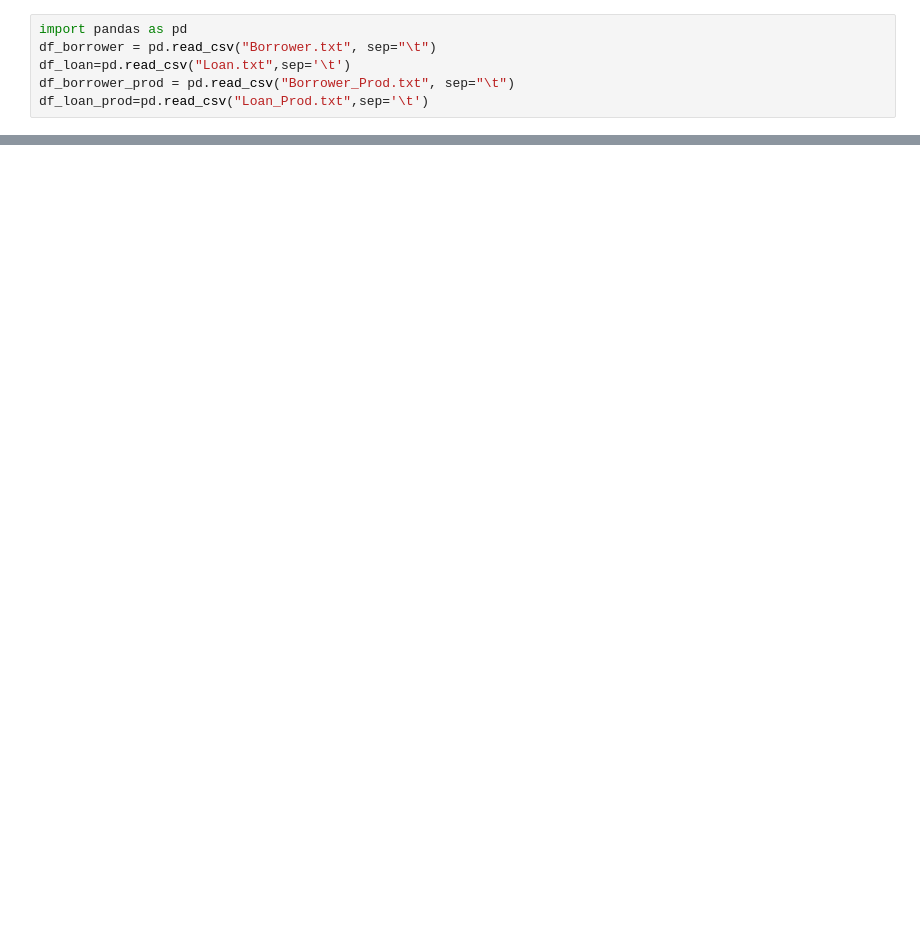
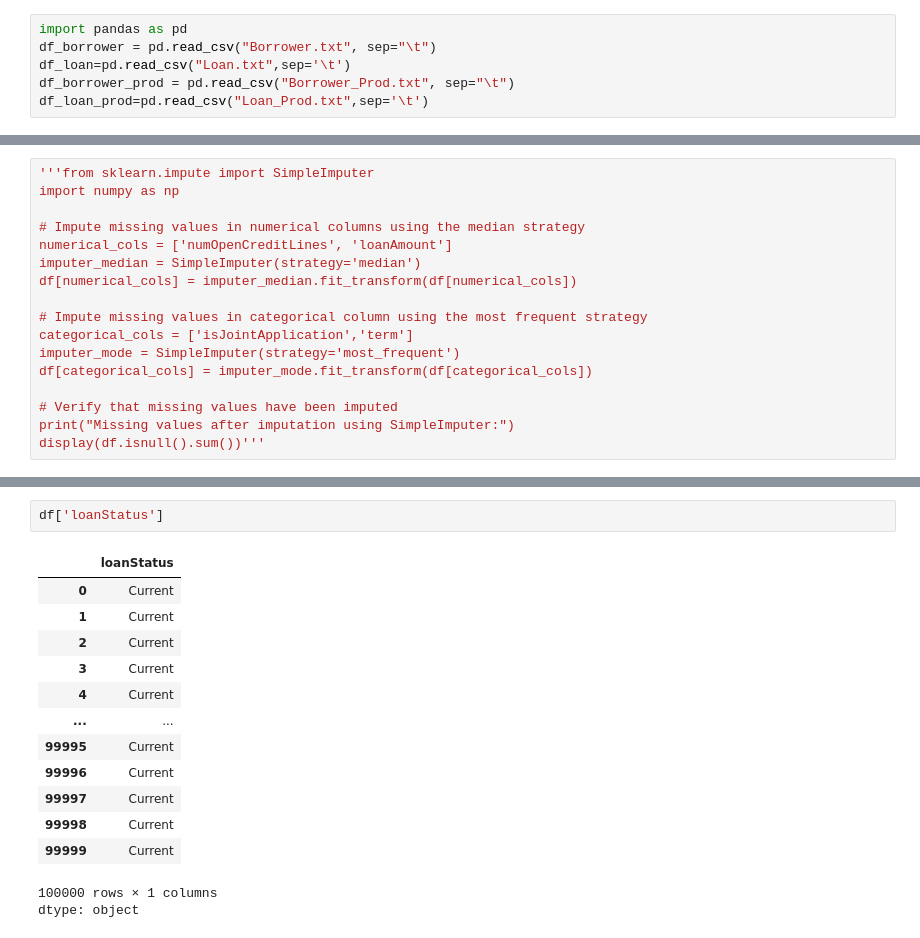
Before and after one commit to springboardmentor891v/CreditPathAI, a Jupyter notebook: microsoft_notebooks/eda_report.ipynb, the cells around one changed output, grey strips where cells are left out. Cells and saved outputs as stored; diff of their text form; blank space fills up the shorter version.

```diff
--- a/microsoft_notebooks/eda_report.ipynb
+++ b/microsoft_notebooks/eda_report.ipynb
@@ -175,0 +417,17 @@ for col in df.columns:
+# %%
+'''from sklearn.impute import SimpleImputer
+import numpy as np
+
+# Impute missing values in numerical columns using the median strategy
+numerical_cols = ['numOpenCreditLines', 'loanAmount']
+imputer_median = SimpleImputer(strategy='median')
+df[numerical_cols] = imputer_median.fit_transform(df[numerical_cols])
+
+# Impute missing values in categorical column using the most frequent strategy
+categorical_cols = ['isJointApplication','term']
+imputer_mode = SimpleImputer(strategy='most_frequent')
+df[categorical_cols] = imputer_mode.fit_transform(df[categorical_cols])
+
+# Verify that missing values have been imputed
+print("Missing values after imputation using SimpleImputer:")
+display(df.isnull().sum())'''
@@ -175,0 +447,17 @@ for col in df.columns:
+# %%
+df['loanStatus']
+# %% [output]
+|  | loanStatus |
+| 0 | Current |
+| 1 | Current |
+| 2 | Current |
+| 3 | Current |
+| 4 | Current |
+| ... | ... |
+| 99995 | Current |
+| 99996 | Current |
+| 99997 | Current |
+| 99998 | Current |
+| 99999 | Current |
+100000 rows × 1 columns
+dtype: object
```
Also changed, not shown: parts of 26 cells of this notebook.
